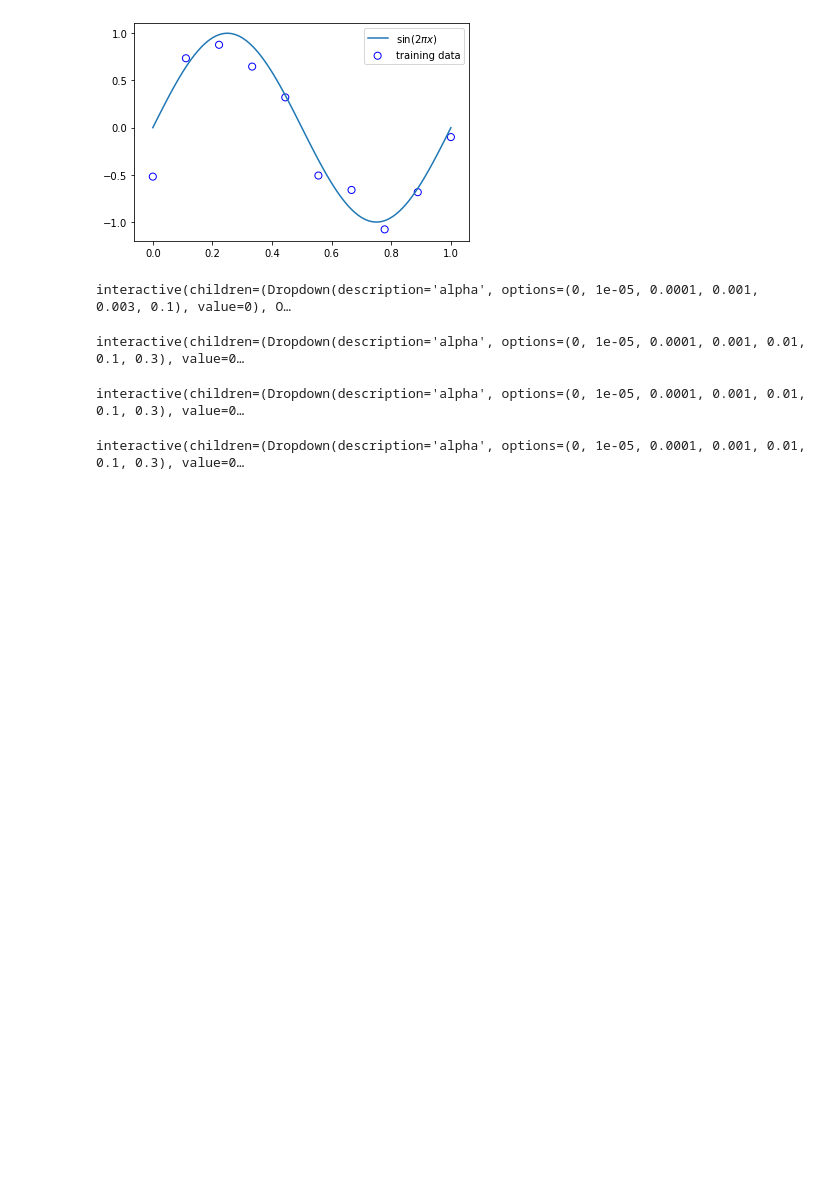
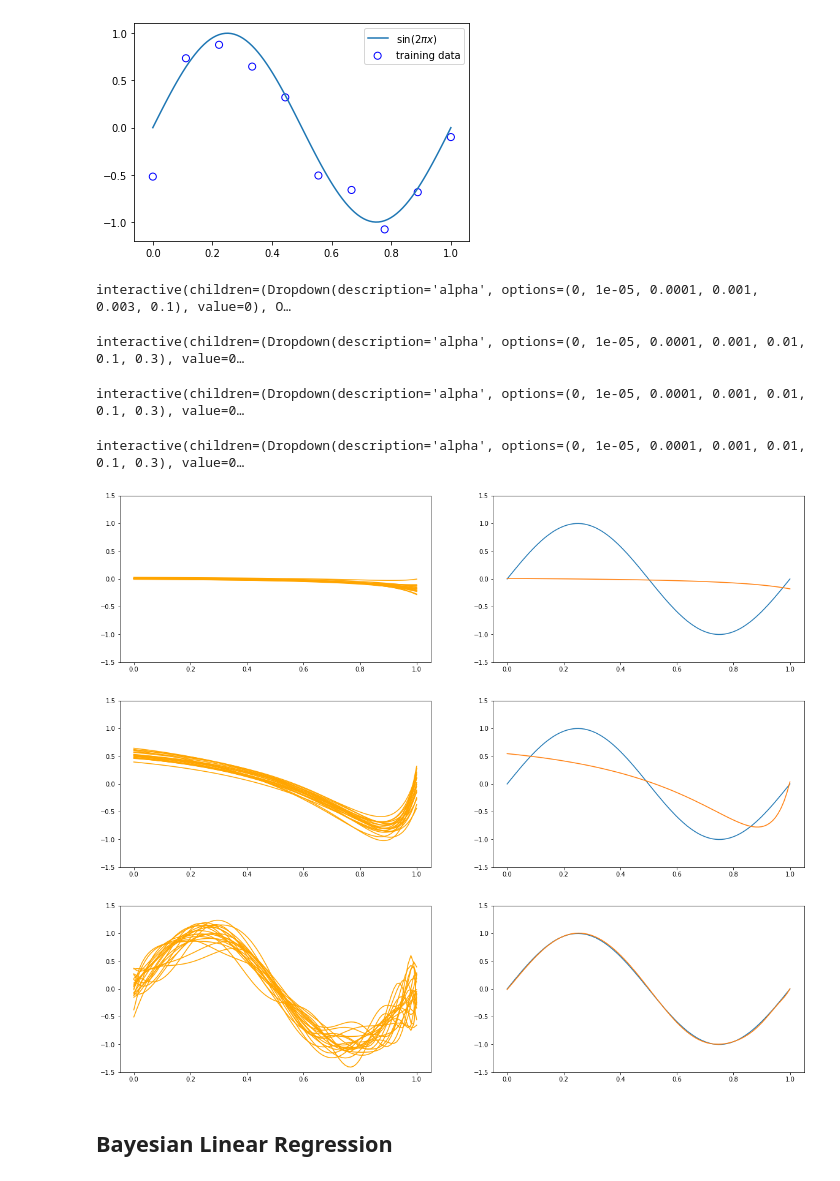
Before and after one commit to enghinomer/ML, a Jupyter notebook: Ch3.ipynb, the cells around one changed output. Saved outputs shown, nothing was run; the diff lists cells and outputs as text; code cells hidden in the pictures; blank space fills up the shorter version.

```diff
--- a/Ch3.ipynb
+++ b/Ch3.ipynb
@@ -193,0 +219,32 @@ res2 = minimize(costFunctionReg, initial_theta, args=(C, XX, y), method=None, ja
+# %%
+def bias_variance():
+    for alpha in [1e2, 1., 1e-9]:
+        y_list = []
+        plt.figure(figsize=(20, 5))
+        plt.subplot(1, 2, 1)
+        for i in range(100):
+            x_train, y_train = create_toy_data(sinusoidal, 25, 0.25)
+            X_train = PolynomialFeatures(24).fit_transform(x_train.reshape(-1,1))
+            X_test = PolynomialFeatures(24).fit_transform(x_test.reshape(-1,1))
+            #model = BayesianRegression(alpha=a, beta=1.)
+            #model.fit(X_train, y_train)
+            w = np.linalg.solve(alpha * np.eye(np.size(X_train, 1)) + X_train.T @ X_train, X_train.T @ y_train)
+            y = X_test @ w
+            y_list.append(y)
+            if i < 20:
+                plt.plot(x_test, y, c="orange")
+        plt.ylim(-1.5, 1.5)
+
+        plt.subplot(1, 2, 2)
+        plt.plot(x_test, y_test)
+        plt.plot(x_test, np.asarray(y_list).mean(axis=0))
+        plt.ylim(-1.5, 1.5)
+        plt.show()
+# %%
+bias_variance()
+# %% [output]
+[figure, added]
+[figure, added]
+[figure, added]
+# %% [markdown]
+<h2>Bayesian Linear Regression</h2>
```
Also changed, not shown: parts of 17 cells of this notebook.
